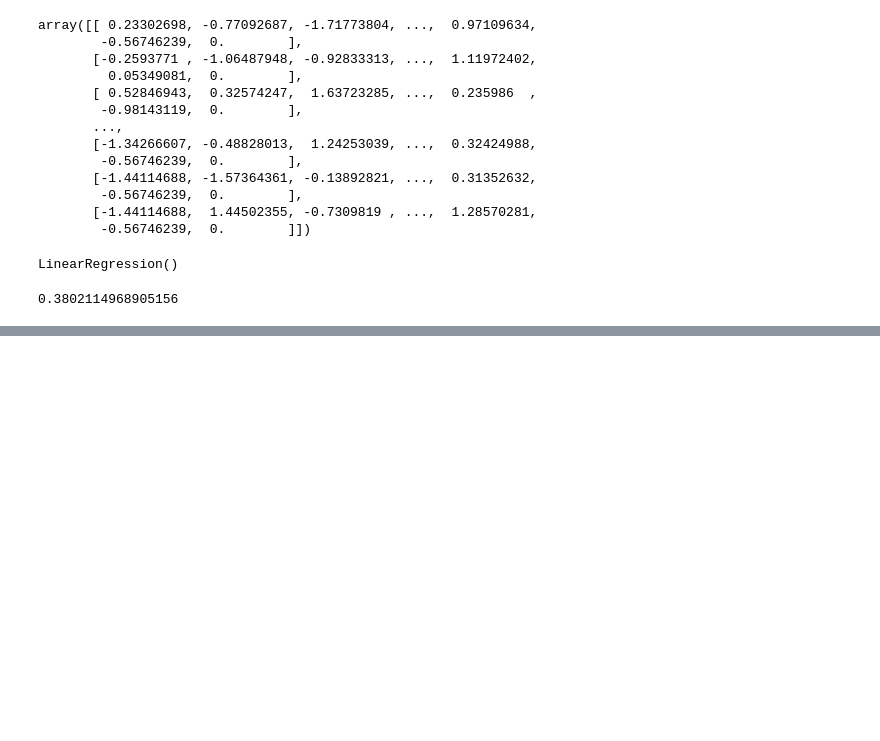
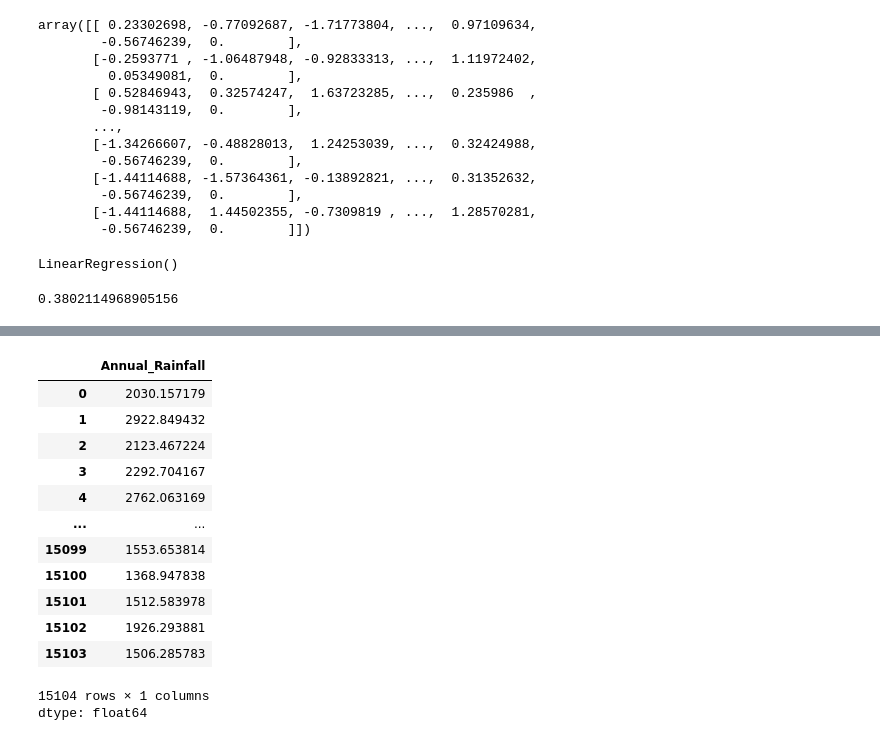
Before and after one commit to jithendranaidupothala/datascienceproject-23030594, a Jupyter notebook: datascienceproject.ipynb, the cells around one changed output, grey strips where cells are left out. Cells and saved outputs as stored; diff of their text form; code cells hidden in the pictures; blank space fills up the shorter version.

```diff
--- a/datascienceproject.ipynb
+++ b/datascienceproject.ipynb
@@ -299,0 +352,18 @@ r2_score(y_test,y_pred)
+# %%
+x=df['Annual_Rainfall']
+x
+# %% [output]
+|  | Annual_Rainfall |
+| 0 | 2030.157179 |
+| 1 | 2922.849432 |
+| 2 | 2123.467224 |
+| 3 | 2292.704167 |
+| 4 | 2762.063169 |
+| ... | ... |
+| 15099 | 1553.653814 |
+| 15100 | 1368.947838 |
+| 15101 | 1512.583978 |
+| 15102 | 1926.293881 |
+| 15103 | 1506.285783 |
+15104 rows × 1 columns
+dtype: float64
```
Also changed, not shown: parts of 3 cells of this notebook.
